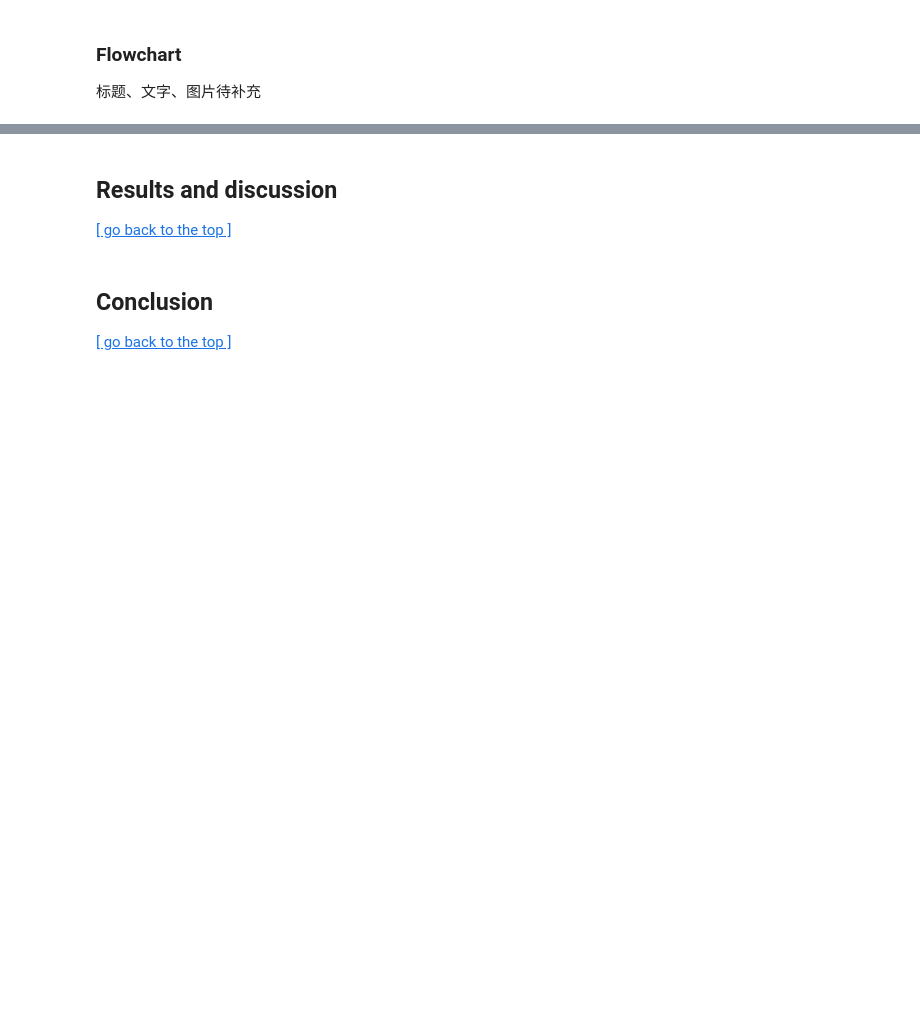
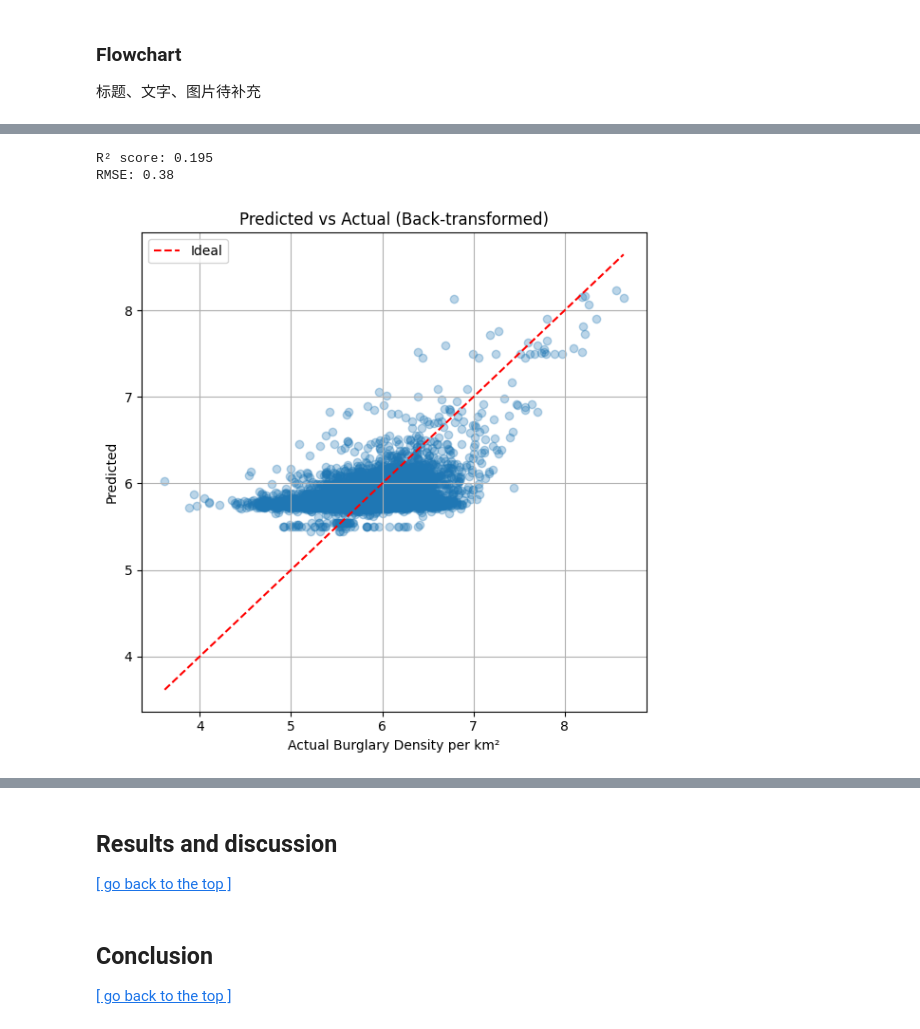
Before and after one commit to ixxiiris/CASA0006_assessment, a Jupyter notebook: Template_submission_CASA0006.ipynb, the cells around one changed output, grey strips where cells are left out. Drawn from its saved outputs; the diff is of its cells as text; code cells hidden in the pictures; blank space fills up the shorter version.

```diff
--- a/Template_submission_CASA0006.ipynb
+++ b/Template_submission_CASA0006.ipynb
@@ -613,0 +798,46 @@ plt.show()
+# %%
+# Prepare log-transformed target variable
+y_train_log = np.log(y_train)
+y_test_log = np.log(y_test)
+
+# Train the XGBoost Regressor
+model = xgb.XGBRegressor(
+    n_estimators=100,
+    max_depth=4,
+    learning_rate=0.1,
+    subsample=0.8,
+    colsample_bytree=0.8,
+    random_state=42
+)
+model.fit(X_train, y_train_log)
+
+# Predict on test set
+y_pred_log = model.predict(X_test)
+
+# Back-transform predictions and actual values to original scale
+y_pred = np.exp(y_pred_log)
+y_true = np.exp(y_test_log)
+
+# Evaluate model performance
+r2 = r2_score(y_true, y_pred)
+rmse = np.sqrt(mean_squared_error(y_true, y_pred))
+
+print(f"R² score: {r2:.3f}")
+print(f"RMSE: {rmse:.2f}")
+
+# Scatter plot of prediction vs actual
+plt.figure(figsize=(6, 6))
+plt.scatter(y_true, y_pred, alpha=0.3)
+plt.plot([y_true.min(), y_true.max()], [y_true.min(), y_true.max()],
+         linestyle='--', color='red', label='Ideal')
+plt.xlabel("Actual Burglary Density per km²")
+plt.ylabel("Predicted")
+plt.title("Predicted vs Actual (Back-transformed)")
+plt.legend()
+plt.grid(True)
+plt.tight_layout()
+plt.show()
+# %% [output]
+R² score: 0.195
+RMSE: 0.38
+[figure, added]
```
Also changed, not shown: parts of 16 cells of this notebook, 3 other files.
